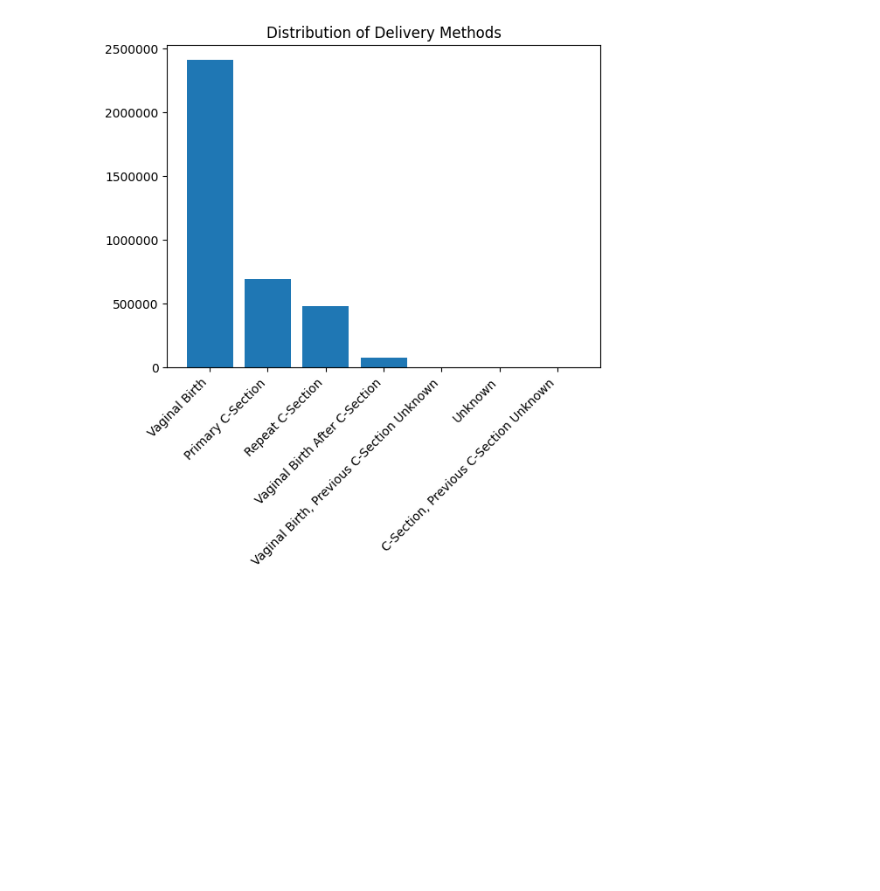
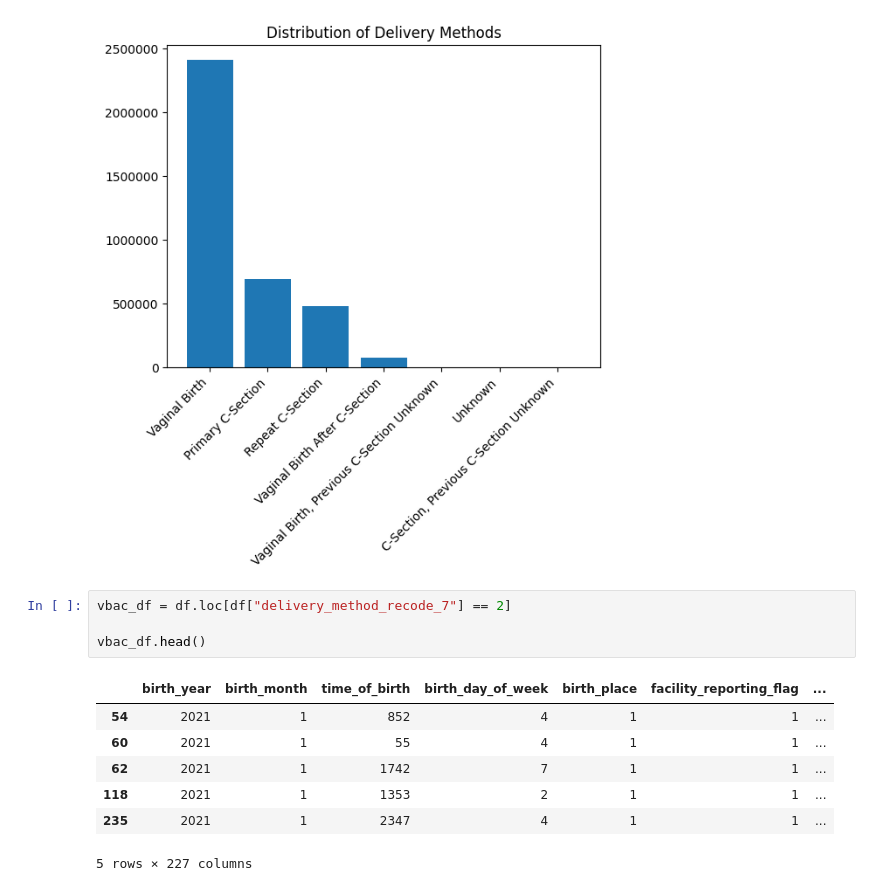
Before and after one commit to shroommu/natality-stats, a Jupyter notebook: notebooks/natality_2021_basic_statistics.ipynb, the cells around one changed output. Saved outputs shown, nothing was run; the diff lists cells and outputs as text; blank space fills up the shorter version.

```diff
--- a/notebooks/natality_2021_basic_statistics.ipynb
+++ b/notebooks/natality_2021_basic_statistics.ipynb
@@ -90,3 +90,15 @@ plt.setp(labels, rotation=45, horizontalalignment="right")
 plt.show()
 # %% [output]
 [figure]
+# %%
+vbac_df = df.loc[df["delivery_method_recode_7"] == 2]
+
+vbac_df.head()
+# %% [output]
+|  | birth_year | birth_month | time_of_birth | birth_day_of_week | birth_place | facility_reporting_flag | ... |
+| 54 | 2021 | 1 | 852 | 4 | 1 | 1 | ... |
+| 60 | 2021 | 1 | 55 | 4 | 1 | 1 | ... |
+| 62 | 2021 | 1 | 1742 | 7 | 1 | 1 | ... |
+| 118 | 2021 | 1 | 1353 | 2 | 1 | 1 | ... |
+| 235 | 2021 | 1 | 2347 | 4 | 1 | 1 | ... |
+5 rows × 227 columns
```
Also changed, not shown: parts of 3 cells of this notebook.
